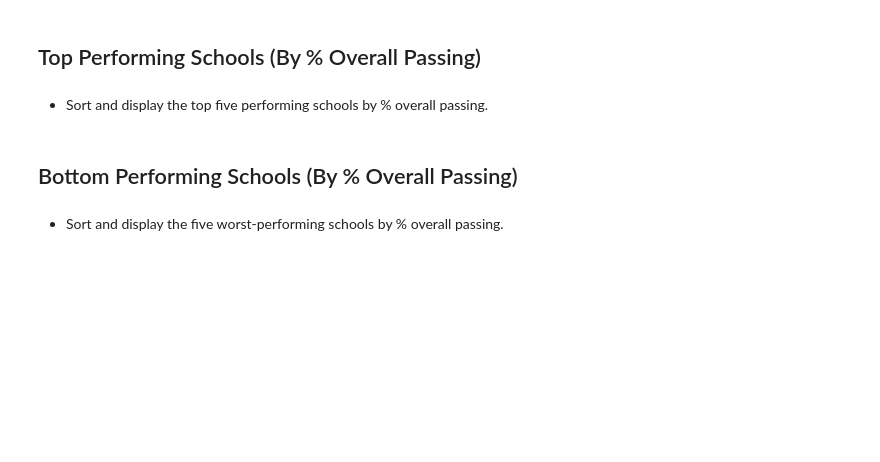
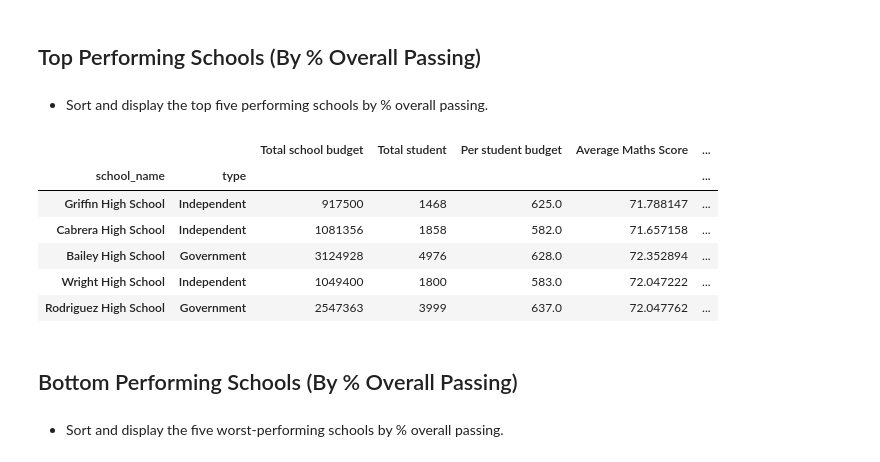
Before and after one commit to vn02063007/pandas-challenge, a Jupyter notebook: PyCitySchools/PyCitySchools_starter.ipynb, the cells around one changed output. Cells and saved outputs as stored; diff of their text form; code cells hidden in the pictures; blank space fills up the shorter version.

```diff
--- a/PyCitySchools/PyCitySchools_starter.ipynb
+++ b/PyCitySchools/PyCitySchools_starter.ipynb
@@ -143,6 +135,17 @@ per_school_summary
 ## Top Performing Schools (By % Overall Passing)
 # %% [markdown]
 * Sort and display the top five performing schools by % overall passing.
+# %%
+top_schools  = per_school_summary.sort_values(by=['% Overall Passing'],ascending=False).head(5)
+top_schools
+# %% [output]
+|  |  | Total school budget | Total student | Per student budget | Average Maths Score | ... |
+| school_name | type |  |  |  |  | ... |
+| Griffin High School | Independent | 917500 | 1468 | 625.0 | 71.788147 | ... |
+| Cabrera High School | Independent | 1081356 | 1858 | 582.0 | 71.657158 | ... |
+| Bailey High School | Government | 3124928 | 4976 | 628.0 | 72.352894 | ... |
+| Wright High School | Independent | 1049400 | 1800 | 583.0 | 72.047222 | ... |
+| Rodriguez High School | Government | 2547363 | 3999 | 637.0 | 72.047762 | ... |
 # %% [markdown]
 ## Bottom Performing Schools (By % Overall Passing)
 # %% [markdown]
```
Also changed, not shown: parts of 8 cells of this notebook.
